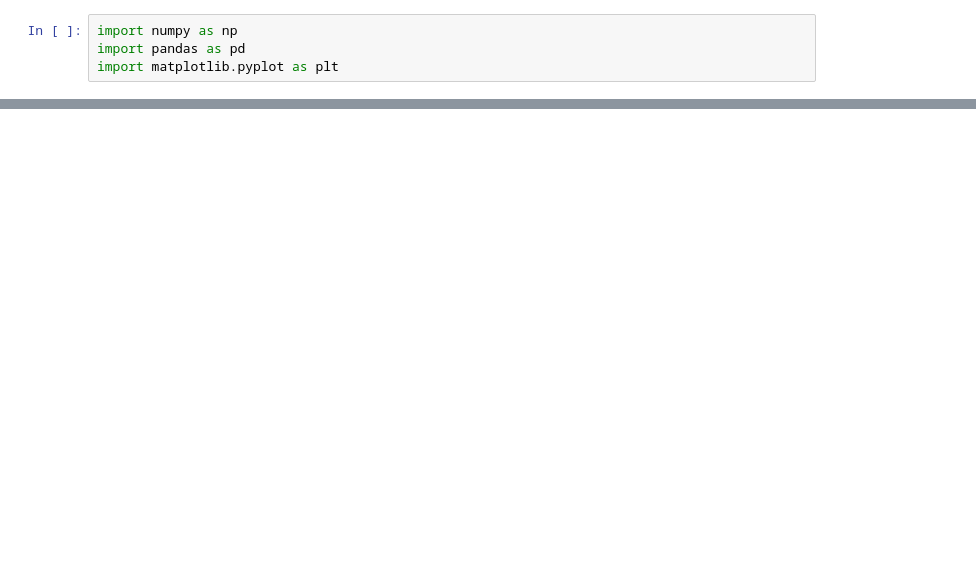
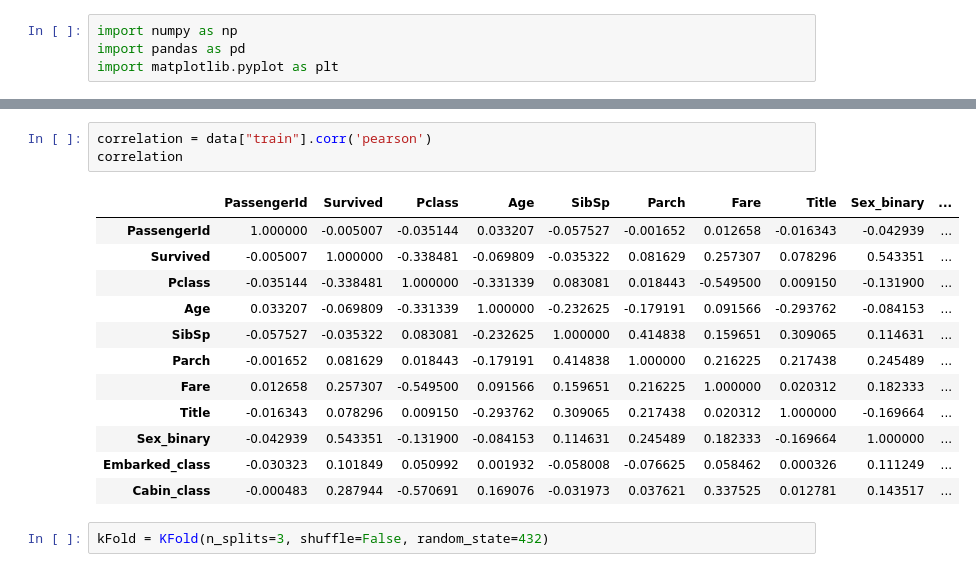
Before and after one commit to Velociraptorvelraptor/titanic-set-analysis-with-dnn, a Jupyter notebook: titanic_dnn.ipynb, the cells around one changed output, grey strips where cells are left out. Saved outputs shown, nothing was run; the diff lists cells and outputs as text; blank space fills up the shorter version.

```diff
--- a/titanic_dnn.ipynb
+++ b/titanic_dnn.ipynb
@@ -93,0 +159,18 @@ ModuleNotFoundError: No module named 'tensorflow.python.eager'
+# %%
+correlation = data["train"].corr('pearson')
+correlation
+# %% [output]
+|  | PassengerId | Survived | Pclass | Age | SibSp | Parch | Fare | Title | Sex_binary | ... |
+| PassengerId | 1.000000 | -0.005007 | -0.035144 | 0.033207 | -0.057527 | -0.001652 | 0.012658 | -0.016343 | -0.042939 | ... |
+| Survived | -0.005007 | 1.000000 | -0.338481 | -0.069809 | -0.035322 | 0.081629 | 0.257307 | 0.078296 | 0.543351 | ... |
+| Pclass | -0.035144 | -0.338481 | 1.000000 | -0.331339 | 0.083081 | 0.018443 | -0.549500 | 0.009150 | -0.131900 | ... |
+| Age | 0.033207 | -0.069809 | -0.331339 | 1.000000 | -0.232625 | -0.179191 | 0.091566 | -0.293762 | -0.084153 | ... |
+| SibSp | -0.057527 | -0.035322 | 0.083081 | -0.232625 | 1.000000 | 0.414838 | 0.159651 | 0.309065 | 0.114631 | ... |
+| Parch | -0.001652 | 0.081629 | 0.018443 | -0.179191 | 0.414838 | 1.000000 | 0.216225 | 0.217438 | 0.245489 | ... |
+| Fare | 0.012658 | 0.257307 | -0.549500 | 0.091566 | 0.159651 | 0.216225 | 1.000000 | 0.020312 | 0.182333 | ... |
+| Title | -0.016343 | 0.078296 | 0.009150 | -0.293762 | 0.309065 | 0.217438 | 0.020312 | 1.000000 | -0.169664 | ... |
+| Sex_binary | -0.042939 | 0.543351 | -0.131900 | -0.084153 | 0.114631 | 0.245489 | 0.182333 | -0.169664 | 1.000000 | ... |
+| Embarked_class | -0.030323 | 0.101849 | 0.050992 | 0.001932 | -0.058008 | -0.076625 | 0.058462 | 0.000326 | 0.111249 | ... |
+| Cabin_class | -0.000483 | 0.287944 | -0.570691 | 0.169076 | -0.031973 | 0.037621 | 0.337525 | 0.012781 | 0.143517 | ... |
+# %%
+kFold = KFold(n_splits=3, shuffle=False, random_state=432)
```
Also changed, not shown: parts of 23 cells of this notebook.
